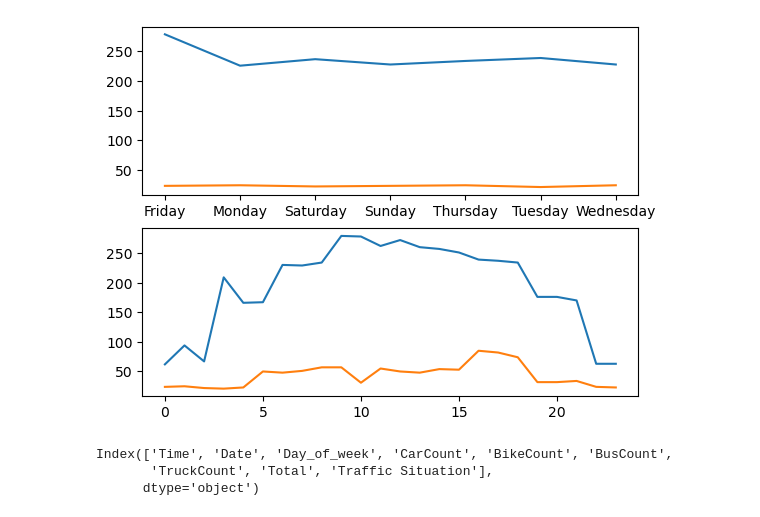
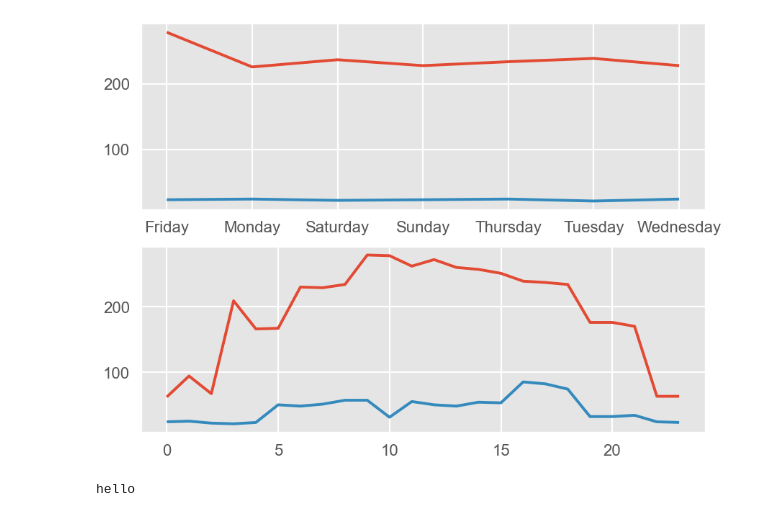
Before and after one commit to tejasvnipawar/-Traffic-Analysis-Prediction-System, a Jupyter notebook: pancode.ipynb, the cells around one changed output. Cells and saved outputs as stored; diff of their text form; code cells hidden in the pictures.

Commit message:
this is visualization tool

```diff
--- a/pancode.ipynb
+++ b/pancode.ipynb
@@ -35,16 +42,21 @@ Traffic_situ_hour = df.groupby("Hour")["Traffic Situation"].value_counts()
 # %%
 import matplotlib.pyplot as plt
 #USING MATPLOTLIB
+plt.style.use("ggplot")
+plt.figure(figsize=(9, 7))
+plt.tight_layout()
 plt.subplot(2,1,1)
+
 plt.plot(day_analysis)
 plt.subplot(2,1,2)
 plt.plot(time_analysis)
 plt.show()
+
+
+
+
+if __name__ == "__main__":
+    print("hello")
 # %% [output]
-[figure, old version]
+[figure, new version]
+hello
-# %%
-print(df.columns)
-# %% [output]
-Index(['Time', 'Date', 'Day_of_week', 'CarCount', 'BikeCount', 'BusCount',
-       'TruckCount', 'Total', 'Traffic Situation'],
-      dtype='object')
```
Also changed, not shown: parts of 1 cell of this notebook.
